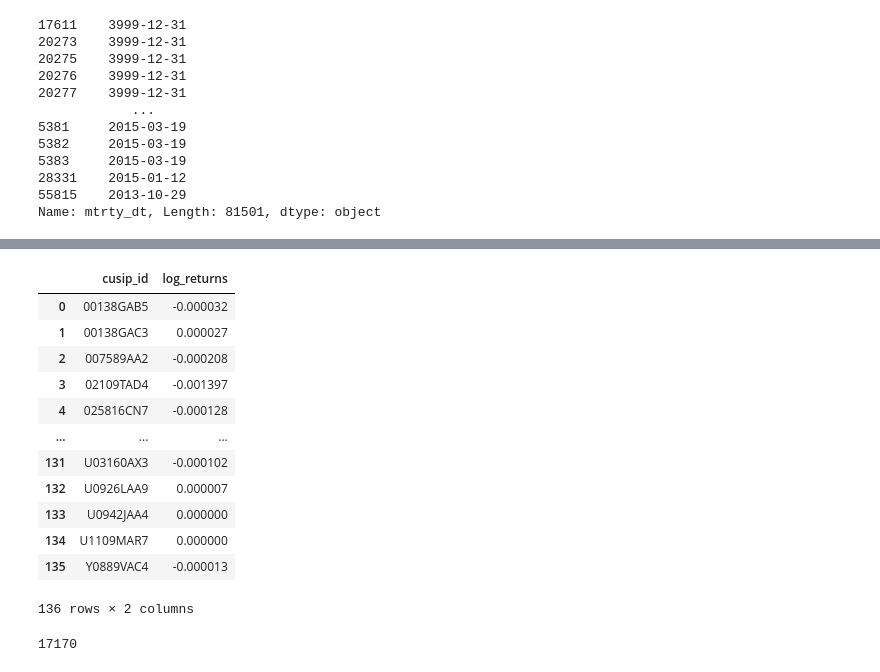
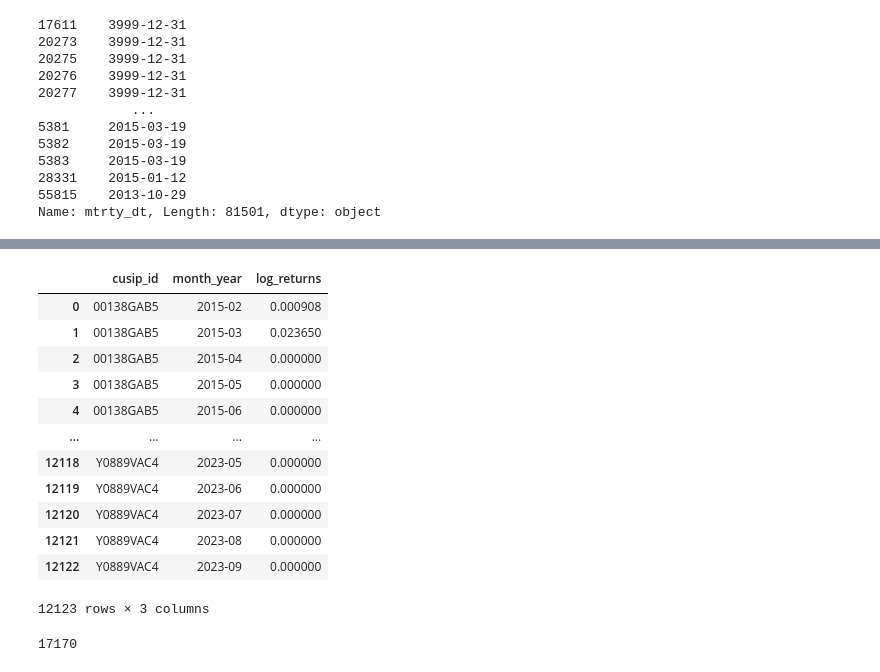
Before and after one commit to QuhiQuhihi/Factor-Strategy-for-Corporate-Bond-, a Jupyter notebook: analysis.ipynb, the cells around one changed output, grey strips where cells are left out. Saved outputs shown, nothing was run; the diff lists cells and outputs as text; code cells hidden in the pictures.

```diff
--- a/analysis.ipynb
+++ b/analysis.ipynb
@@ -196,19 +199,19 @@ See the caveats in the documentation: https://pandas.pydata.org/pandas-docs/stab
-# %%
-average_log_returns
-# %% [output]
-|  | cusip_id | log_returns |
-| 0 | 00138GAB5 | -0.000032 |
-| 1 | 00138GAC3 | 0.000027 |
-| 2 | 007589AA2 | -0.000208 |
-| 3 | 02109TAD4 | -0.001397 |
-| 4 | 025816CN7 | -0.000128 |
-| ... | ... | ... |
-| 131 | U03160AX3 | -0.000102 |
-| 132 | U0926LAA9 | 0.000007 |
-| 133 | U0942JAA4 | 0.000000 |
-| 134 | U1109MAR7 | 0.000000 |
-| 135 | Y0889VAC4 | -0.000013 |
-136 rows × 2 columns
+# %%
+monthly_log_returns
+# %% [output]
+|  | cusip_id | month_year | log_returns |
+| 0 | 00138GAB5 | 2015-02 | 0.000908 |
+| 1 | 00138GAB5 | 2015-03 | 0.023650 |
+| 2 | 00138GAB5 | 2015-04 | 0.000000 |
+| 3 | 00138GAB5 | 2015-05 | 0.000000 |
+| 4 | 00138GAB5 | 2015-06 | 0.000000 |
+| ... | ... | ... | ... |
+| 12118 | Y0889VAC4 | 2023-05 | 0.000000 |
+| 12119 | Y0889VAC4 | 2023-06 | 0.000000 |
+| 12120 | Y0889VAC4 | 2023-07 | 0.000000 |
+| 12121 | Y0889VAC4 | 2023-08 | 0.000000 |
+| 12122 | Y0889VAC4 | 2023-09 | 0.000000 |
+12123 rows × 3 columns
 # %%
 len(df_btds['cusip_id'].unique())
 # %% [output]
```
Also changed, not shown: parts of 16 cells of this notebook.
